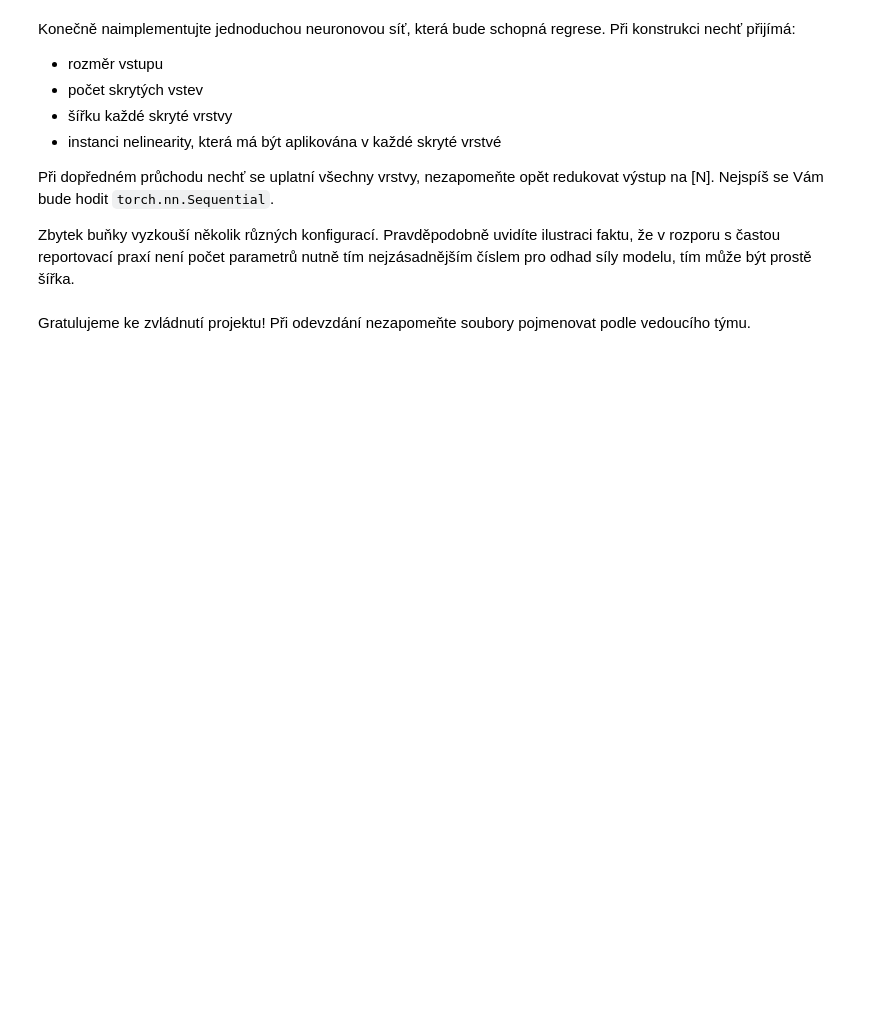
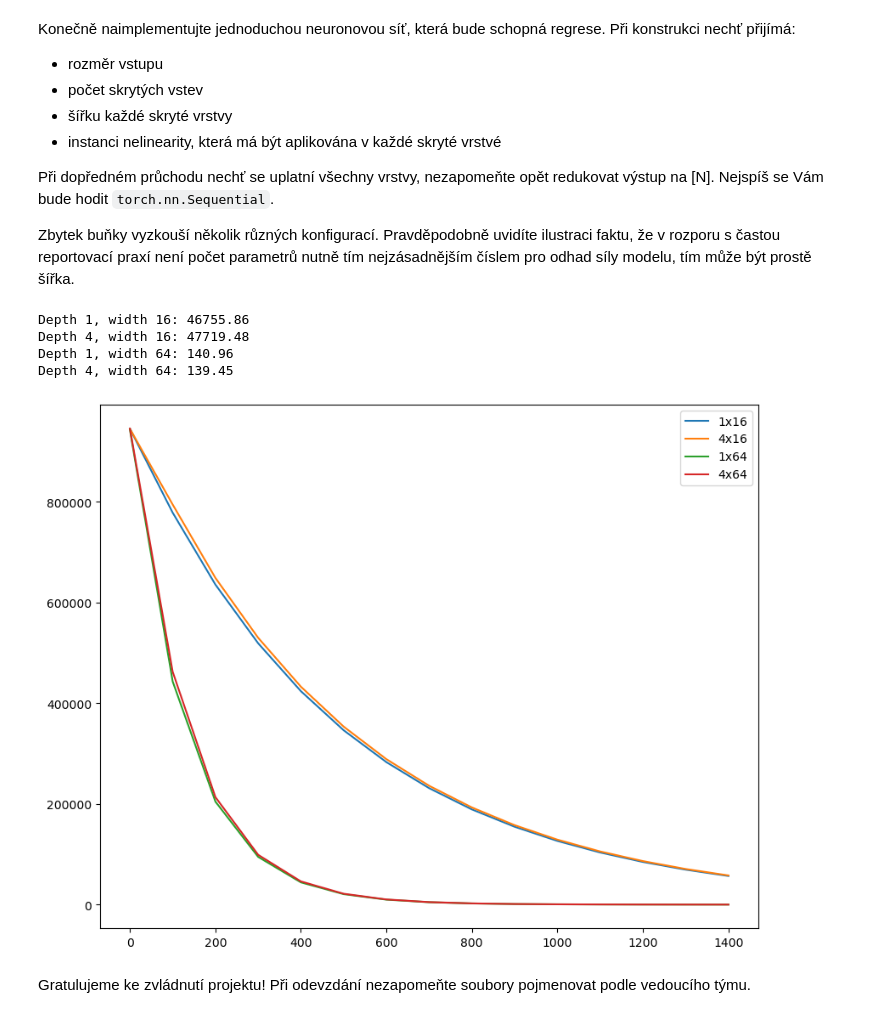
Before and after one commit to sebastianKrajnak/SUI, a Jupyter notebook: Project 3 - NN/zadani.ipynb, the cells around one changed output. Cells and saved outputs as stored; diff of their text form; code cells hidden in the pictures; blank space fills up the shorter version.

```diff
--- a/Project 3 - NN/zadani.ipynb
+++ b/Project 3 - NN/zadani.ipynb
@@ -375,28 +392,47 @@ Pravděpodobně uvidíte ilustraci faktu, že v rozporu s častou reportovací p
 # %%
 class LocalMeteoModel(torch.nn.Module):
     def __init__(self, input_dim, nb_layers, layer_width, nonlinearity):
         super().__init__()
         self.input_dim = input_dim
         assert nb_layers >= 1
 
-        pass
+        self.trace = []
+
+        self.layers = torch.nn.ModuleList()
+        self.layers.append(torch.nn.Linear(self.input_dim, layer_width))
+        self.layers.append(nonlinearity)
+
+        for i in range(nb_layers):
+            self.layers.append(torch.nn.Linear(layer_width, layer_width))
+            self.layers.append(nonlinearity)
+
+        self.layers.append(torch.nn.Linear(layer_width, 1))
 
     def forward(self, x):
-        return None
+        for layer in self.layers:
+            x = layer(x).squeeze()
+            self.trace.append(x)
+        return x
 
 
 def depth_progress(depth, width):
     nn_predictor = LocalMeteoModel(train_dataset.in_dim, depth, width, torch.nn.Tanh())
     optimizer = torch.optim.SGD(nn_predictor.parameters(), 3e-5)
     progress = train(nn_predictor, train_stream, optimizer, 1500, 100, valid_loader)
     print(f"Depth {depth}, width {width}: {evaluate(nn_predictor, valid_loader):.2f}")
     return progress
 
 plt.figure(figsize=(10, 8))
 for depth, width in [(1, 16), (4, 16), (1, 64), (4, 64)]:
     progress = depth_progress(depth, width)
     plt.plot([item[0] for item in progress], [item[1] for item in progress], label=f"{depth}x{width}")
 plt.legend()
 plt.show()
+# %% [output]
+Depth 1, width 16: 46755.86
+Depth 4, width 16: 47719.48
+Depth 1, width 64: 140.96
+Depth 4, width 64: 139.45
+[figure, added]
 # %% [markdown]
 Gratulujeme ke zvládnutí projektu! Při odevzdání nezapomeňte soubory pojmenovat podle vedoucího týmu.
```
Also changed, not shown: parts of 7 cells of this notebook.
